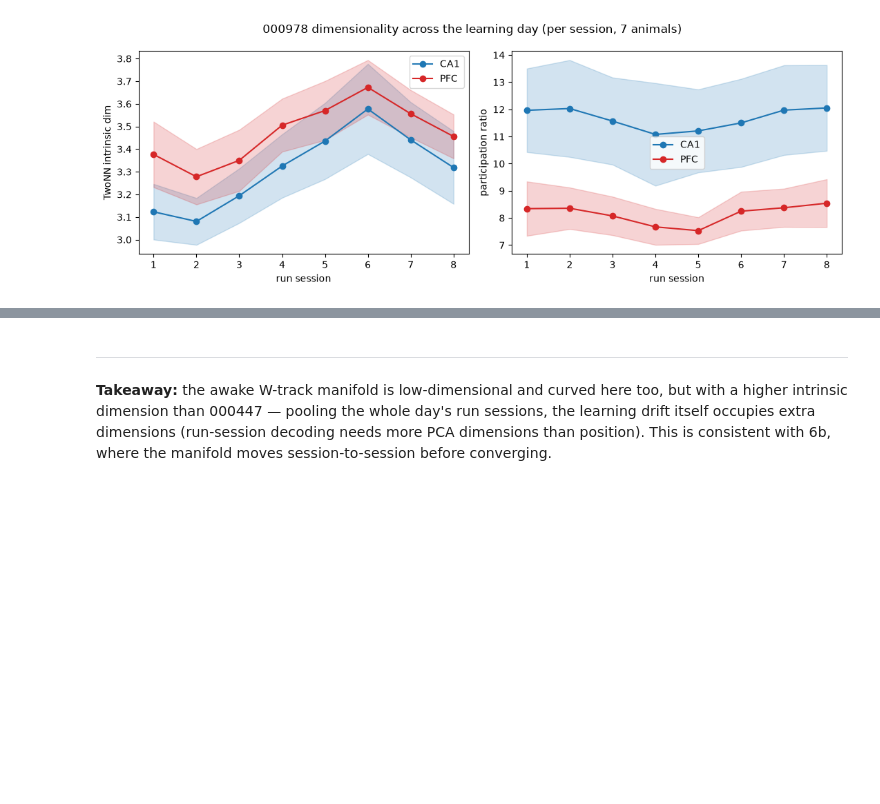
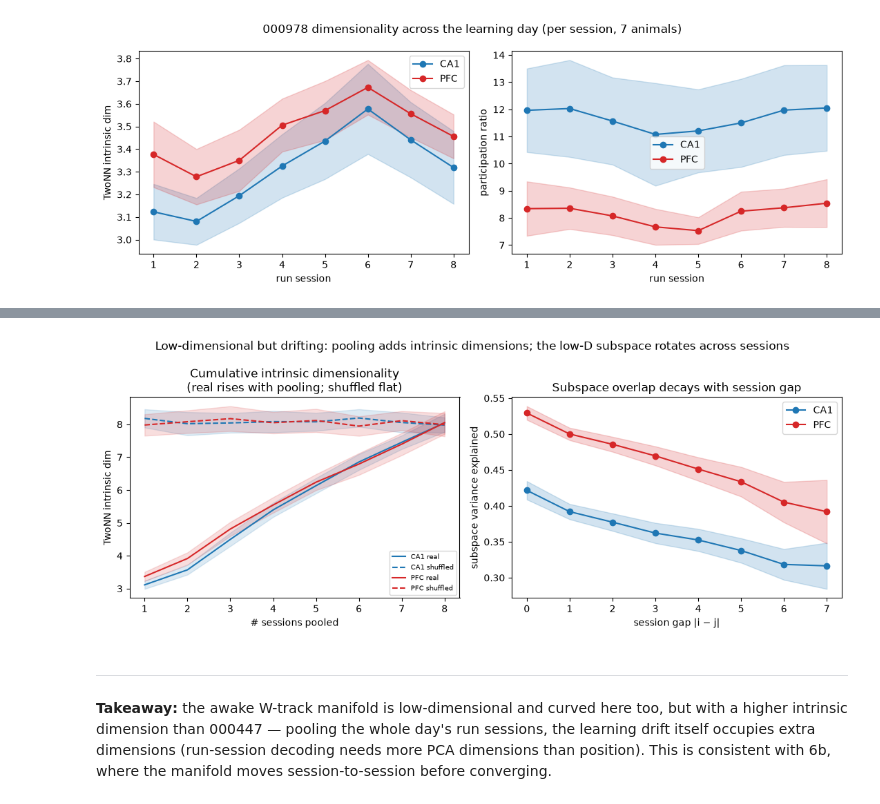
Before and after one commit to M-Proskurin/NeuroDataReHack, a Jupyter notebook: notebooks/000978/06_dimensionality.ipynb, the cells around one changed output, grey strips where cells are left out. Drawn from its saved outputs; the diff is of its cells as text; code cells hidden in the pictures; blank space fills up the shorter version.

```diff
--- a/notebooks/000978/06_dimensionality.ipynb
+++ b/notebooks/000978/06_dimensionality.ipynb
@@ -139,3 +171,26 @@ bysess.groupby(["region", "session"])[["twonn", "participation_ratio"]].mean().r
+# %%
+# Drift quantified: cumulative dimensionality (real vs shuffled) + subspace overlap vs gap
+cum = pd.read_csv(DATA_PROCESSED / "stage5_drift_cumulative.csv")
+heat["gap"] = (heat.i - heat.j).abs()
+fig, axes = plt.subplots(1, 2, figsize=(11, 4.4))
+for region, cc in [("CA1", "tab:blue"), ("PFC", "tab:red")]:
+    for kind, ls in [("real", "-"), ("shuffled", "--")]:
+        g = cum[(cum.region == region) & (cum.kind == kind)].groupby("n_sessions").twonn.agg(["mean", "sem"])
+        axes[0].plot(g.index, g["mean"], ls, color=cc, label=f"{region} {kind}")
+        axes[0].fill_between(g.index, g["mean"] - g["sem"], g["mean"] + g["sem"], color=cc, alpha=0.15)
+axes[0].set_xlabel("# sessions pooled"); axes[0].set_ylabel("TwoNN intrinsic dim")
+axes[0].set_title("Cumulative intrinsic dimensionality\n(real rises with pooling; shuffled flat)")
+axes[0].legend(fontsize=7)
+for region, cc in [("CA1", "tab:blue"), ("PFC", "tab:red")]:
+    g = heat[heat.region == region].groupby("gap").ve.agg(["mean", "sem"])
+    axes[1].plot(g.index, g["mean"], "-o", color=cc, label=region)
+    axes[1].fill_between(g.index, g["mean"] - g["sem"], g["mean"] + g["sem"], color=cc, alpha=0.2)
+axes[1].set_xlabel("session gap |i − j|"); axes[1].set_ylabel("subspace variance explained")
+axes[1].set_title("Subspace overlap decays with session gap"); axes[1].legend()
+fig.suptitle("Low-dimensional but drifting: pooling adds intrinsic dimensions; the low-D subspace rotates across sessions")
+plt.tight_layout()
+# %% [output]
+[figure, added]
 # %% [markdown]
 ---
 **Takeaway:** the awake W-track manifold is low-dimensional and curved here too,
```
Also changed, not shown: parts of 2 cells of this notebook, 2 other files.
